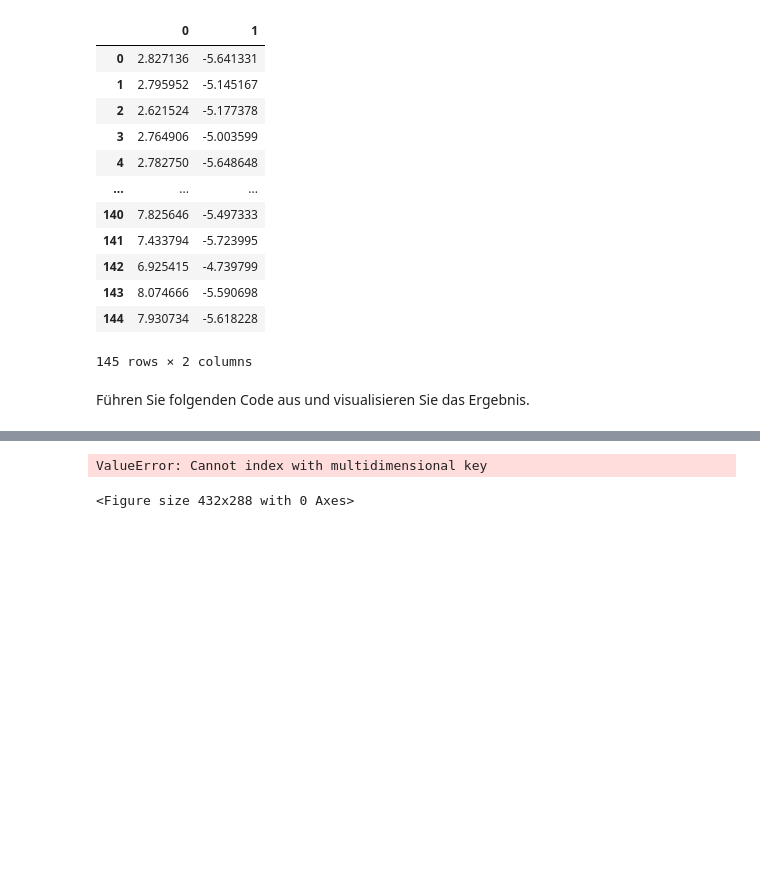
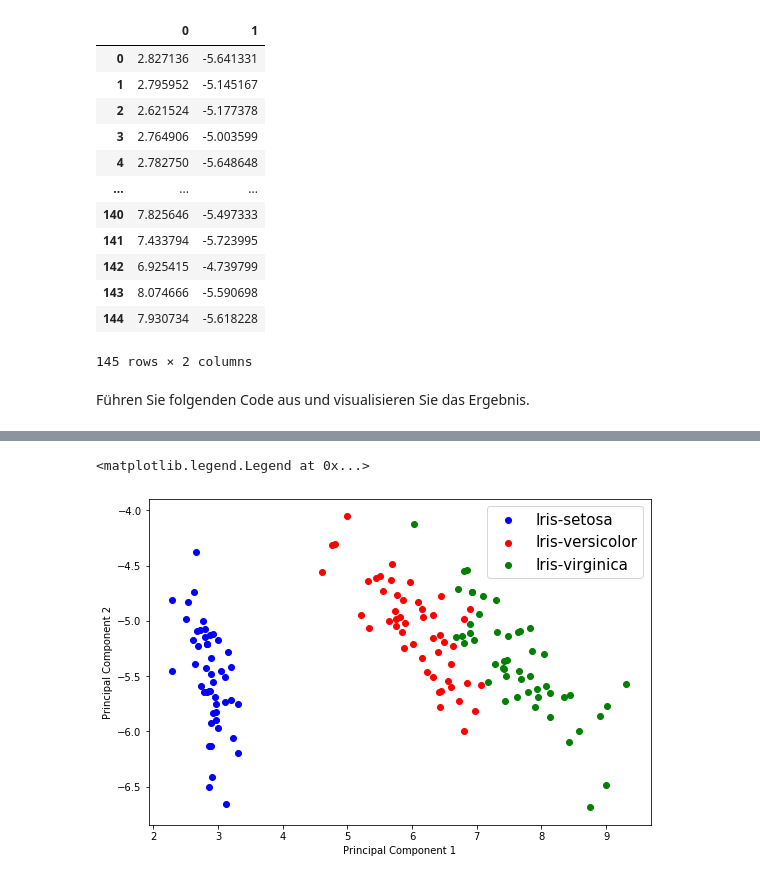
Before and after one commit to julianfbeck/ML-Uebungen, a Jupyter notebook: Aufgabenblatt 5 - Principal Component Analysis/Principal Component Analysis - Exercises.ipynb, the cells around one changed output, grey strips where cells are left out. Saved outputs shown, nothing was run; the diff lists cells and outputs as text; code cells hidden in the pictures; blank space fills up the shorter version.

```diff
--- a/Aufgabenblatt 5 - Principal Component Analysis/Principal Component Analysis - Exercises.ipynb
+++ b/Aufgabenblatt 5 - Principal Component Analysis/Principal Component Analysis - Exercises.ipynb
@@ -345,0 +351,3 @@ ValueError: Cannot index with multidimensional key
+# %%
+Y["class"] = y
+Y.head()
@@ -346,3 +361,18 @@ ValueError: Cannot index with multidimensional key
+# %%
+# TODO: implement
+df = Y
+plt.figure(figsize=(9,6))
+ax = plt.subplot()
+ax.scatter(df[df["class"]=="Iris-setosa"][0],df[df["class"]=="Iris-setosa"][1],c='blue')
+ax.scatter(df[df["class"]=="Iris-versicolor"][0],df[df["class"]=="Iris-versicolor"][1],c='red')
+ax.scatter(df[df["class"]=="Iris-virginica"][0],df[df["class"]=="Iris-virginica"][1],c='green')
+
+ax.set_xlabel('Principal Component 1')
+ax.set_ylabel('Principal Component 2')
+ax.legend(('Iris-setosa','Iris-versicolor', 'Iris-virginica'),scatterpoints=1,loc='upper right',fontsize=15,)
+# %% [output]
+<matplotlib.legend.Legend at 0x...>
+[figure, added]
 # %%
 
 with plt.style.context('seaborn-whitegrid'):
@@ -358,9 +388,6 @@ with plt.style.context('seaborn-whitegrid'):
     plt.legend(loc='lower center')
     plt.tight_layout()
     plt.show()
-# %% [output]
-ValueError: Cannot index with multidimensional key
-<Figure size 432x288 with 0 Axes>
 # %% [markdown]
 Das Ergebnis sollte wiefolgt aussehen:
 <img src="./Figures/pca_result.png" alt="drawing" style="width:400px;"/>
```
Also changed, not shown: parts of 2 cells of this notebook, 2 other files.
